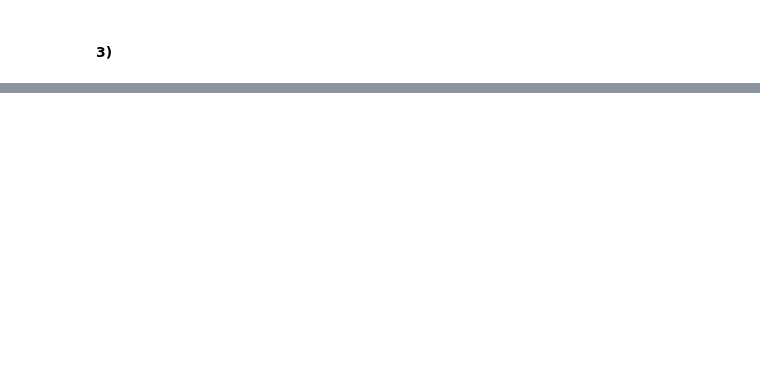
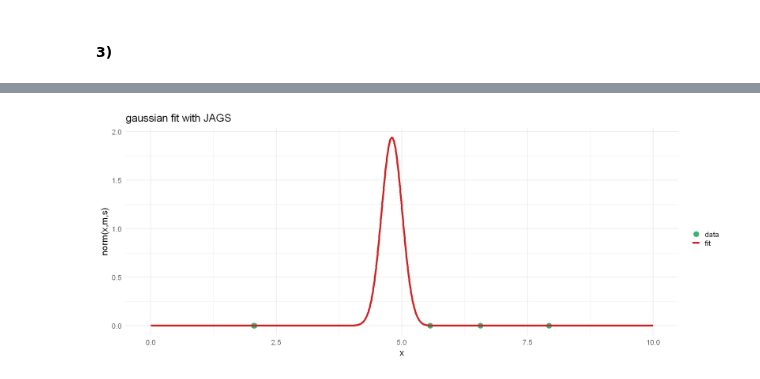
Before and after one commit to Berto70/advstat, a Jupyter notebook: ex5/Bertinelli_Gabriele_Rlab05.ipynb, the cells around one changed output, grey strips where cells are left out. Cells and saved outputs as stored; diff of their text form; code cells hidden in the pictures; blank space fills up the shorter version.

```diff
--- a/ex5/Bertinelli_Gabriele_Rlab05.ipynb
+++ b/ex5/Bertinelli_Gabriele_Rlab05.ipynb
@@ -385,7 +366,7 @@ lin.reg <- function(X, a, b) {
 
 num <- seq(0, 15, 1)
 z.fit <- lin.reg(num, a.mean, b.mean)
-data.fit <- data.frame(num = num, z.fit = z.fit)
+data1.fit <- data.frame(num = num, z.fit = z.fit)
 # %%
 interp <- ggplot() +
     geom_point(aes(x=data1$X, y=data1$Y, color='data'), size=5) +
@@ -481,3 +462,19 @@ print(sprintf('s 0.95 CI is [%.2f, %.2f]', s.ci.lo, s.ci.hi))
+# %%
+y.data <- dnorm(data2$x, m.mean, s.mean)
+num <- seq(0, 10, 0.01)
+y.norm <- dnorm(num, m.mean, s.mean)
+data2.fit <- data.frame(num = num,y.norm = y.norm)
+# %%
+norm.plot <- ggplot() +
+    geom_point(aes(x=data2$x, y=y.data, color='data'), size=5) +
+    geom_line(aes(x=data2.fit$num, y=data2.fit$y.norm, color='fit'), lwd=1.7) +
+    labs(title = 'gaussian fit with JAGS', x='x', y='norm(x,m,s)', colour='')+
+    theme_minimal(base_size=18) +
+    scale_color_manual(values = c('data' = 'mediumseagreen', 'fit'='firebrick3'))
+
+norm.plot
+# %% [output]
+[figure, added]
 # %%
 chain2.df <- as.data.frame(as.mcmc(chain2))
 
```
Also changed, not shown: parts of 19 cells of this notebook.
